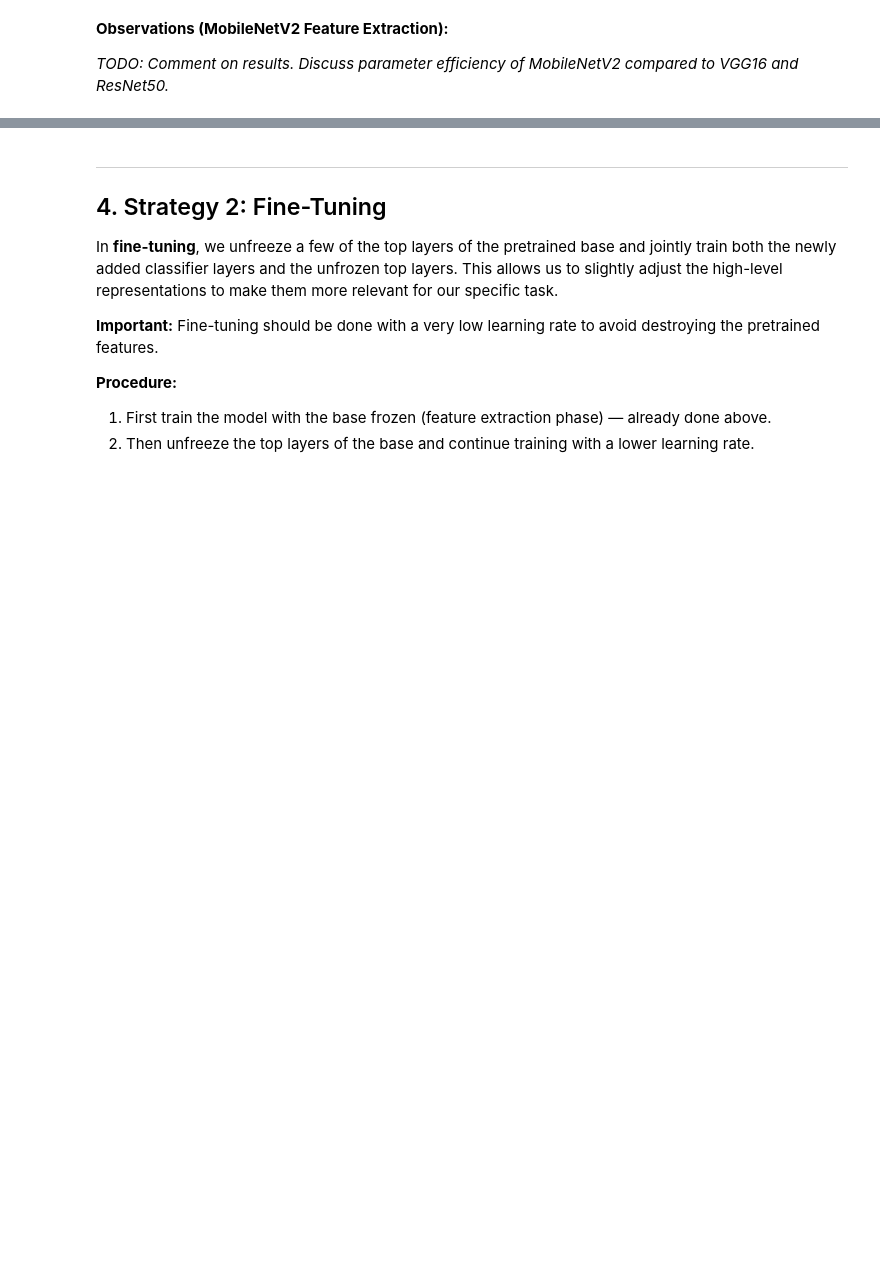
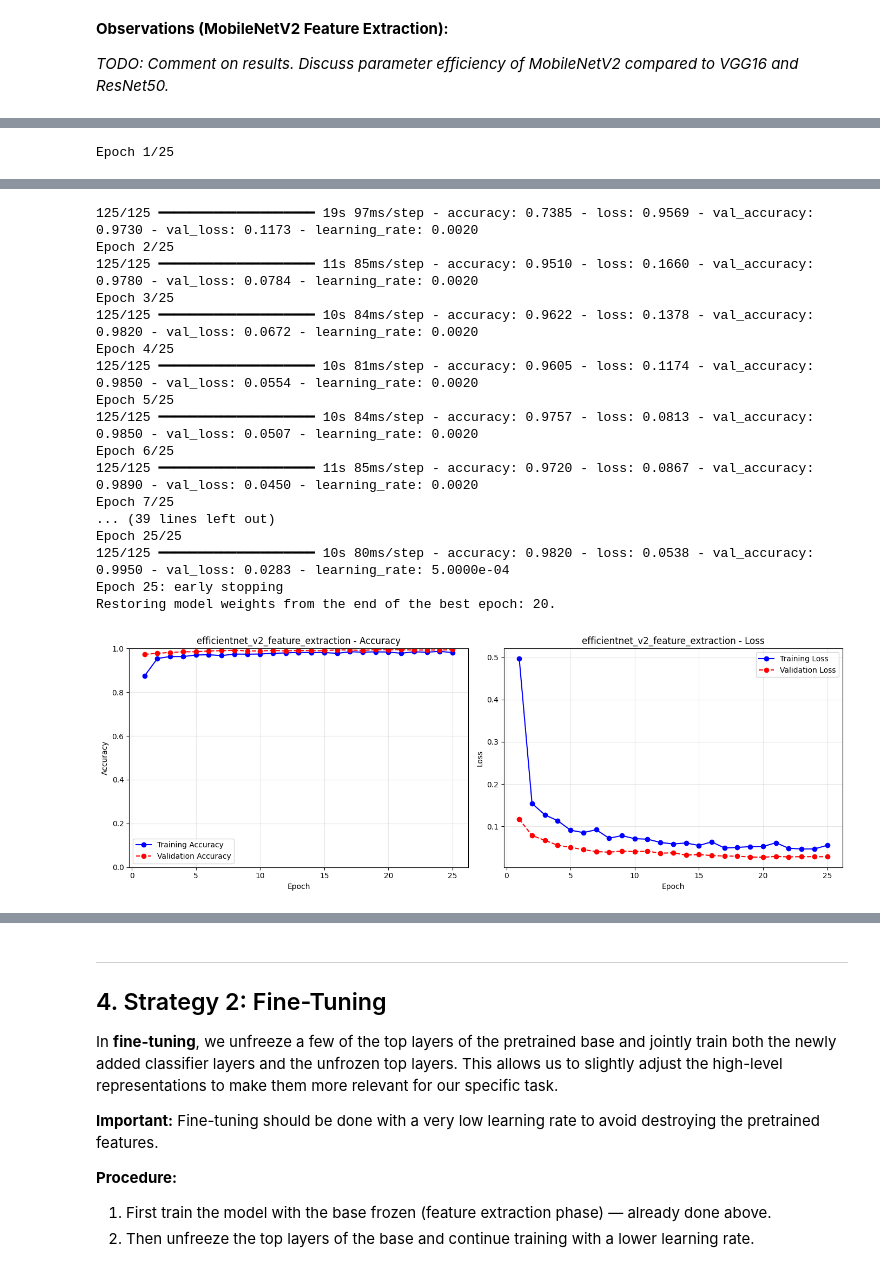
Before and after one commit to lupitia1/DL_project, a Jupyter notebook: 02_Pretrained_CNNs.ipynb, the cells around one changed output, grey strips where cells are left out. Drawn from its saved outputs; the diff is of its cells as text; code cells hidden in the pictures; blank space fills up the shorter version.

```diff
--- a/02_Pretrained_CNNs.ipynb
+++ b/02_Pretrained_CNNs.ipynb
@@ -328,7 +613,7 @@ def build_mobilenetv2_feature_extraction(input_shape=(IMG_SIZE, IMG_SIZE, 3), nu
     x = base_model(x, training=False)
     x = layers.GlobalAveragePooling2D()(x)
     x = layers.Dense(256, activation='relu')(x)
-    x = layers.Dropout(0.5)(x)
+    x = layers.Dropout(0.2)(x)
     outputs = layers.Dense(num_classes, activation='softmax')(x)
 
     model = Model(inputs=inputs, outputs=outputs, name='mobilenetv2_feature_extraction')
@@ -355,0 +715,18 @@ _TODO: Comment on results. Discuss parameter efficiency of MobileNetV2 compared
+# %%
+base_model = keras.applications.EfficientNetV2B0(
+    input_shape=(IMG_SIZE, IMG_SIZE, 3),
+    include_top=False,
+    weights='imagenet'
+)
+base_model.trainable = False # Freeze for Phase 1
+
+inputs = keras.Input(shape=(IMG_SIZE, IMG_SIZE, 3))
+x = data_augmentation(inputs)
+# training=False forces BatchNorm layers to use pretrained statistics
+x = base_model(x, training=False)
+x = layers.GlobalAveragePooling2D()(x)
+x = layers.Dropout(0.3)(x)
+outputs = layers.Dense(10, activation='softmax', dtype='float32')(x) # float32 needed for mixed precision output
+
+effnet_model = keras.Model(inputs, outputs, name="efficientnet_pipeline")
+effnet_model.summary()
@@ -355,0 +754,15 @@ _TODO: Comment on results. Discuss parameter efficiency of MobileNetV2 compared
+# %%
+effnet_model.compile(
+    optimizer=keras.optimizers.AdamW(learning_rate=2e-3, weight_decay=1e-4),
+    loss='sparse_categorical_crossentropy',
+    metrics=['accuracy']
+)
+
+result_effnet_fe = train_and_evaluate(
+    effnet_model, 'efficientnet_v2_feature_extraction',
+    train_dataset, val_dataset, test_dataset,
+    epochs=EPOCHS_FE
+)
+results.append(result_effnet_fe)
+# %% [output]
+Epoch 1/25
@@ -355,0 +822,18 @@ _TODO: Comment on results. Discuss parameter efficiency of MobileNetV2 compared
+125/125 ━━━━━━━━━━━━━━━━━━━━ 19s 97ms/step - accuracy: 0.7385 - loss: 0.9569 - val_accuracy: 0.9730 - val_loss: 0.1173 - learning_rate: 0.0020
+Epoch 2/25
+125/125 ━━━━━━━━━━━━━━━━━━━━ 11s 85ms/step - accuracy: 0.9510 - loss: 0.1660 - val_accuracy: 0.9780 - val_loss: 0.0784 - learning_rate: 0.0020
+Epoch 3/25
+125/125 ━━━━━━━━━━━━━━━━━━━━ 10s 84ms/step - accuracy: 0.9622 - loss: 0.1378 - val_accuracy: 0.9820 - val_loss: 0.0672 - learning_rate: 0.0020
+Epoch 4/25
+125/125 ━━━━━━━━━━━━━━━━━━━━ 10s 81ms/step - accuracy: 0.9605 - loss: 0.1174 - val_accuracy: 0.9850 - val_loss: 0.0554 - learning_rate: 0.0020
+Epoch 5/25
+125/125 ━━━━━━━━━━━━━━━━━━━━ 10s 84ms/step - accuracy: 0.9757 - loss: 0.0813 - val_accuracy: 0.9850 - val_loss: 0.0507 - learning_rate: 0.0020
+Epoch 6/25
+125/125 ━━━━━━━━━━━━━━━━━━━━ 11s 85ms/step - accuracy: 0.9720 - loss: 0.0867 - val_accuracy: 0.9890 - val_loss: 0.0450 - learning_rate: 0.0020
+Epoch 7/25
+... (39 lines left out)
+Epoch 25/25
+125/125 ━━━━━━━━━━━━━━━━━━━━ 10s 80ms/step - accuracy: 0.9820 - loss: 0.0538 - val_accuracy: 0.9950 - val_loss: 0.0283 - learning_rate: 5.0000e-04
+Epoch 25: early stopping
+Restoring model weights from the end of the best epoch: 20.
+[figure, added]
```
Also changed, not shown: parts of 31 cells of this notebook.
